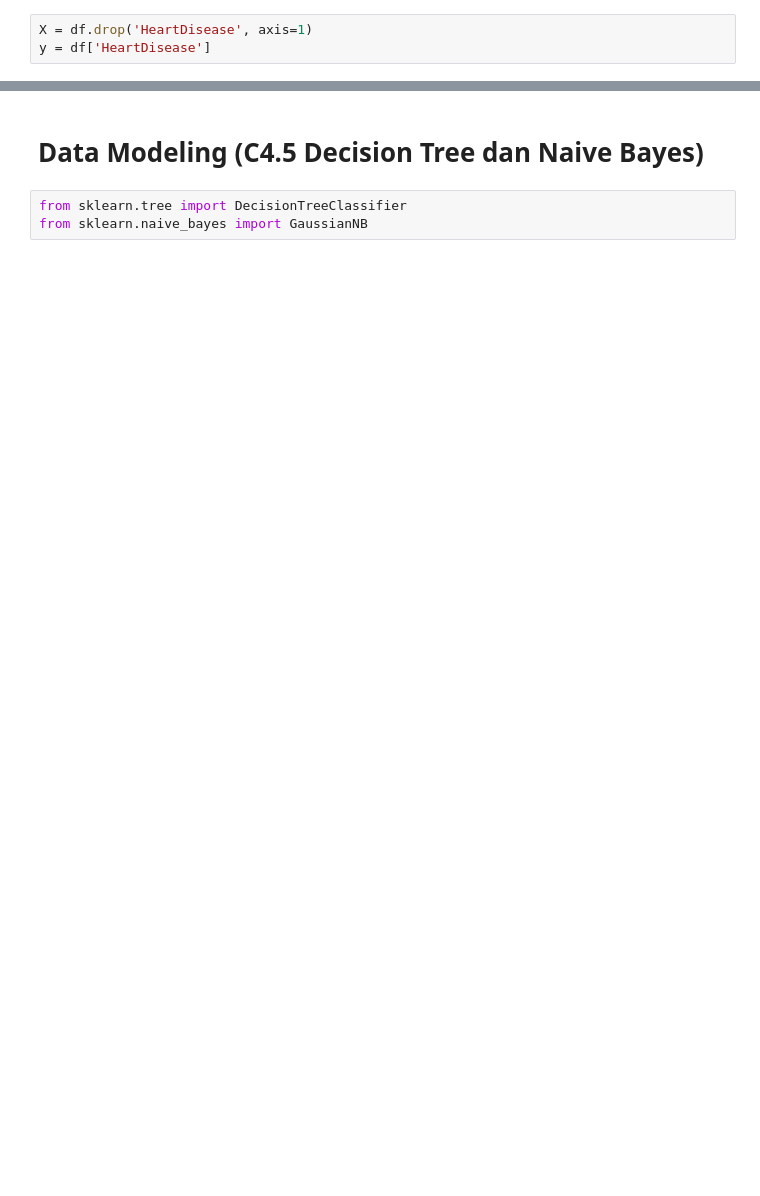
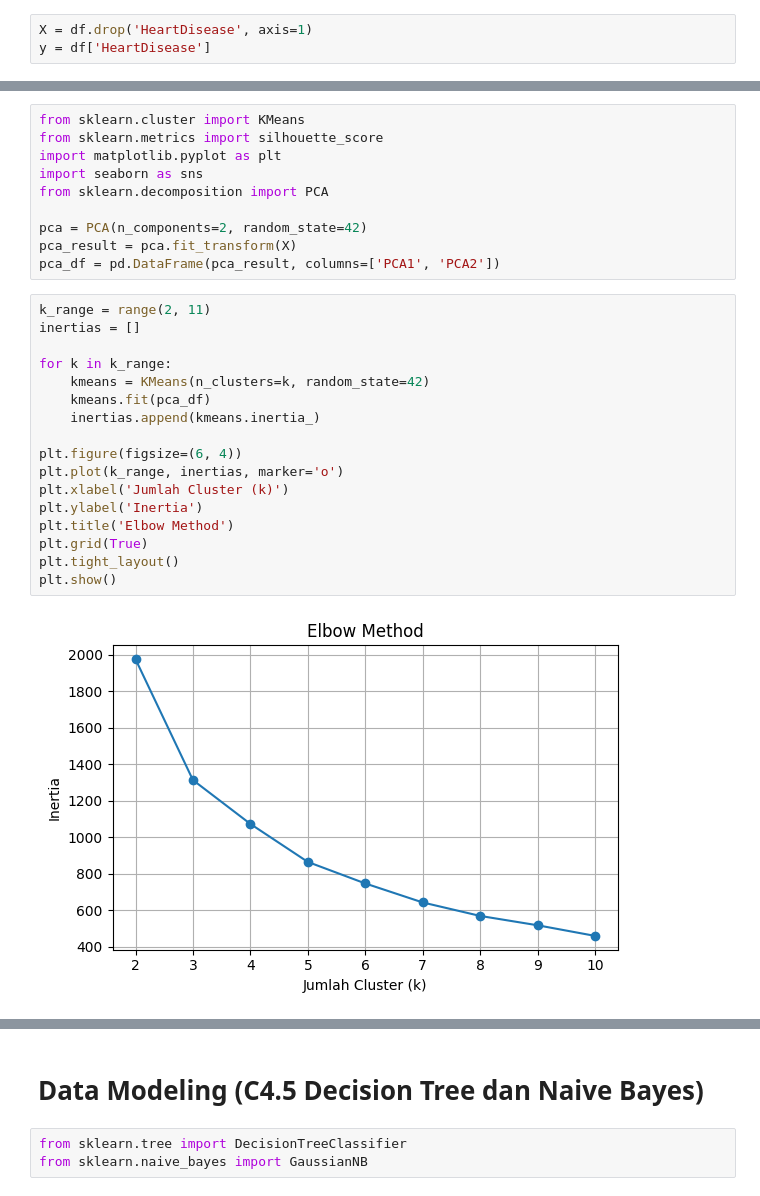
Before and after one commit to Secliv/Tubes-Datmin, a Jupyter notebook: DataMining.ipynb, the cells around one changed output, grey strips where cells are left out. Cells and saved outputs as stored; diff of their text form; blank space fills up the shorter version.

```diff
--- a/DataMining.ipynb
+++ b/DataMining.ipynb
@@ -118,0 +168,29 @@ Train data shape: (642, 11), Test data shape: (276, 11)
+# %%
+from sklearn.cluster import KMeans
+from sklearn.metrics import silhouette_score
+import matplotlib.pyplot as plt
+import seaborn as sns
+from sklearn.decomposition import PCA
+
+pca = PCA(n_components=2, random_state=42)
+pca_result = pca.fit_transform(X)
+pca_df = pd.DataFrame(pca_result, columns=['PCA1', 'PCA2'])
+# %%
+k_range = range(2, 11)
+inertias = []
+
+for k in k_range:
+    kmeans = KMeans(n_clusters=k, random_state=42)
+    kmeans.fit(pca_df)
+    inertias.append(kmeans.inertia_)
+
+plt.figure(figsize=(6, 4))
+plt.plot(k_range, inertias, marker='o')
+plt.xlabel('Jumlah Cluster (k)')
+plt.ylabel('Inertia')
+plt.title('Elbow Method')
+plt.grid(True)
+plt.tight_layout()
+plt.show()
+# %% [output]
+[figure, added]
```
Also changed, not shown: parts of 33 cells of this notebook, 3 other files.
